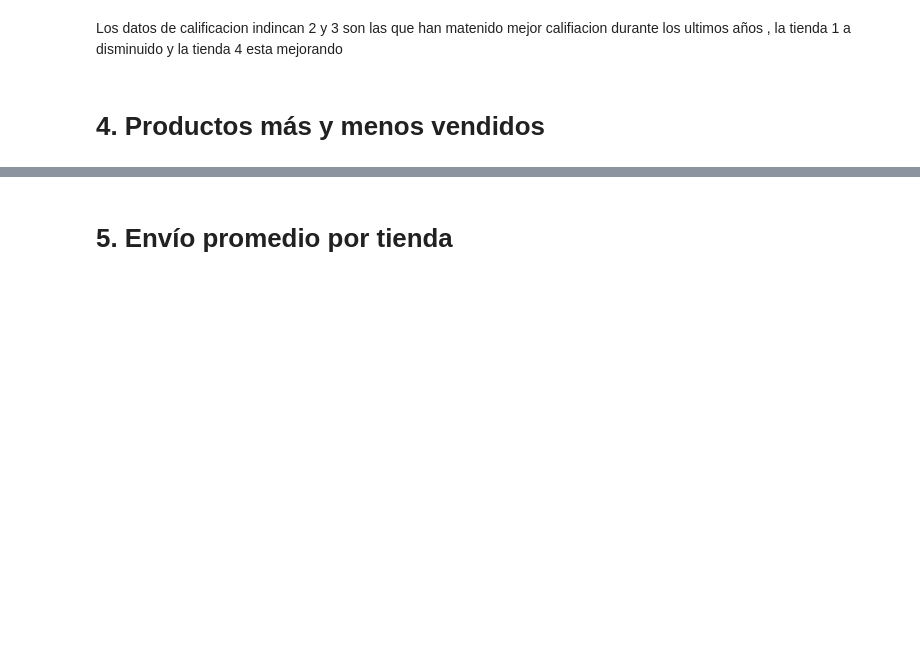
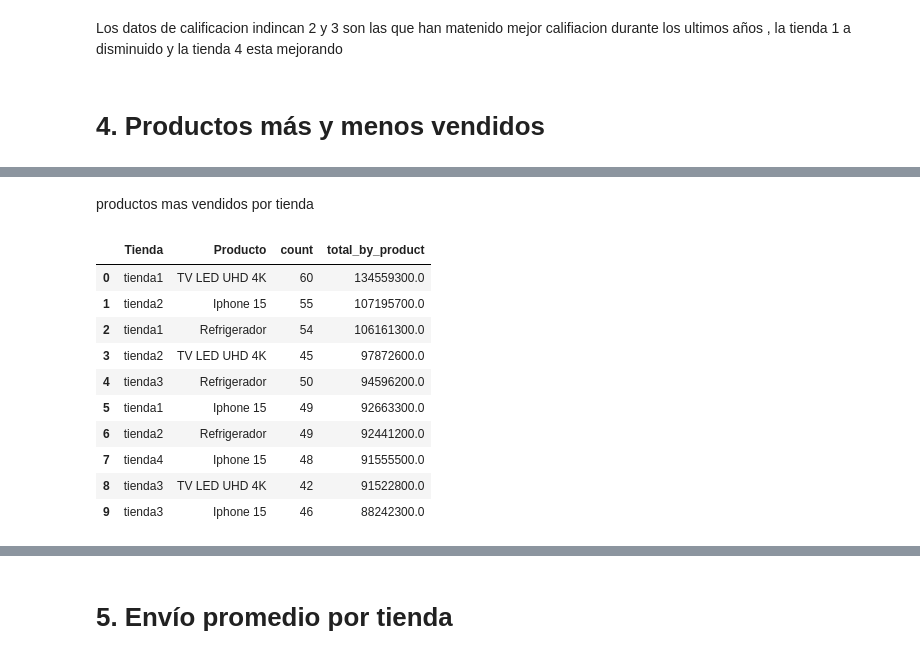
Before and after one commit to JCSR2022/challenge1-data-science-Alura, a Jupyter notebook: AluraStoreLatam.ipynb, the cells around one changed output, grey strips where cells are left out. Drawn from its saved outputs; the diff is of its cells as text; code cells hidden in the pictures; blank space fills up the shorter version.

```diff
--- a/AluraStoreLatam.ipynb
+++ b/AluraStoreLatam.ipynb
@@ -998,0 +1009,19 @@ df_all
+# %% [markdown]
+productos mas vendidos por tienda
+# %%
+df_all.groupby(['Tienda','Producto'])['Ingreso Total'].agg(
+    count='count',
+    total_by_product='sum'
+).sort_values(by='total_by_product', ascending=False).reset_index().head(10)
+# %% [output]
+|  | Tienda | Producto | count | total_by_product |
+| 0 | tienda1 | TV LED UHD 4K | 60 | 134559300.0 |
+| 1 | tienda2 | Iphone 15 | 55 | 107195700.0 |
+| 2 | tienda1 | Refrigerador | 54 | 106161300.0 |
+| 3 | tienda2 | TV LED UHD 4K | 45 | 97872600.0 |
+| 4 | tienda3 | Refrigerador | 50 | 94596200.0 |
+| 5 | tienda1 | Iphone 15 | 49 | 92663300.0 |
+| 6 | tienda2 | Refrigerador | 49 | 92441200.0 |
+| 7 | tienda4 | Iphone 15 | 48 | 91555500.0 |
+| 8 | tienda3 | TV LED UHD 4K | 42 | 91522800.0 |
+| 9 | tienda3 | Iphone 15 | 46 | 88242300.0 |
```
Also changed, not shown: parts of 11 cells of this notebook.
